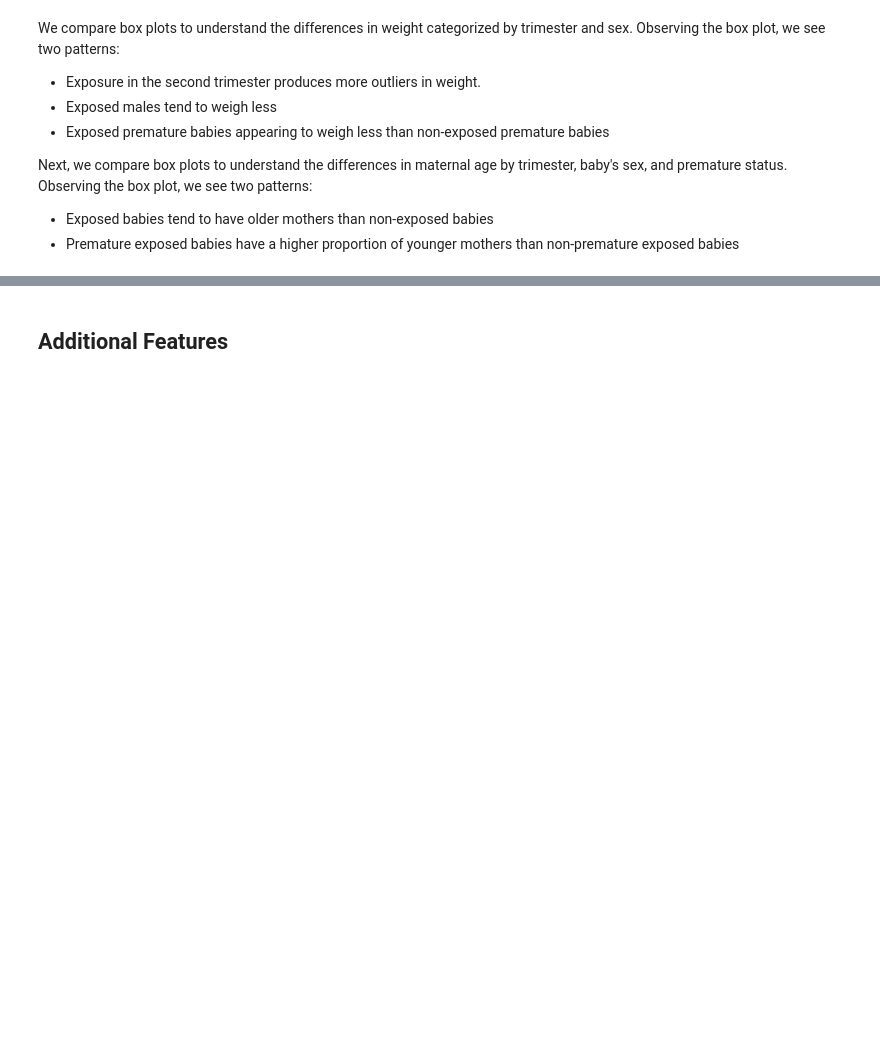
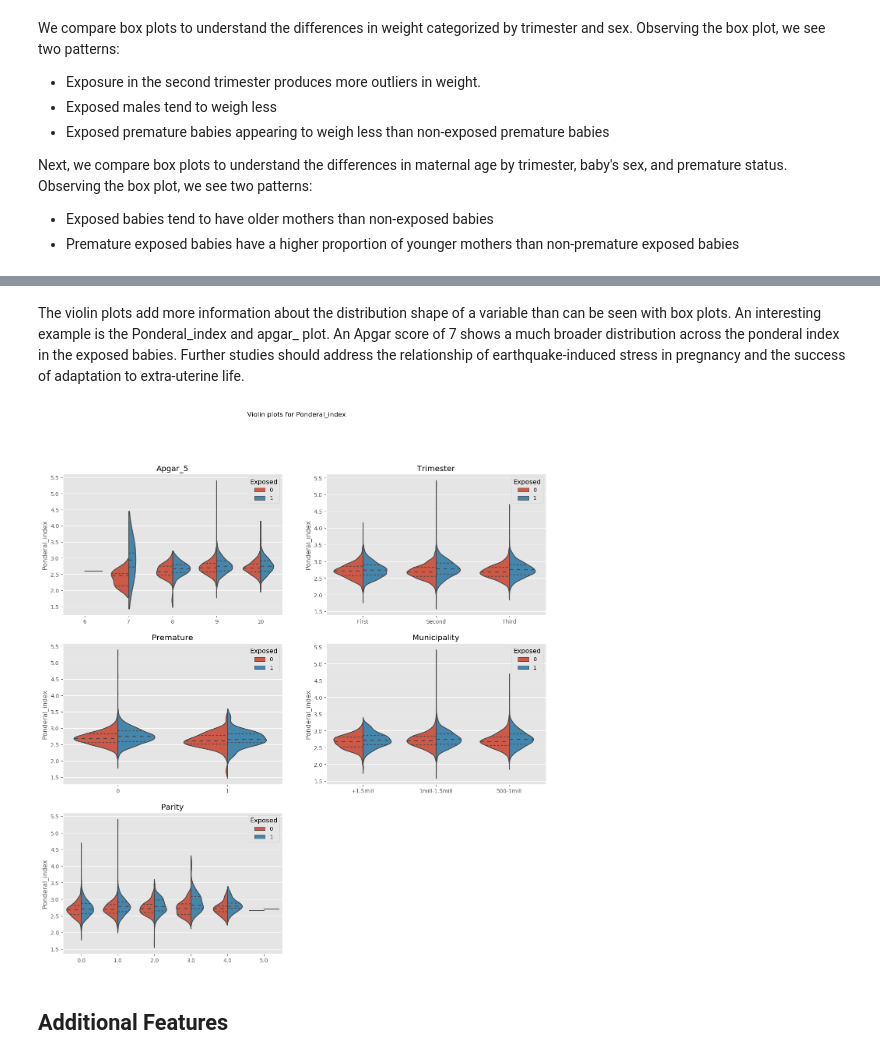
Before and after one commit to ShonTM/DataMiningProject1, a Jupyter notebook: MSDS_DATA_Mining_Project_1_27_Jan_2019.ipynb, the cells around one changed output, grey strips where cells are left out. Cells and saved outputs as stored; diff of their text form; code cells hidden in the pictures; blank space fills up the shorter version.

```diff
--- a/MSDS_DATA_Mining_Project_1_27_Jan_2019.ipynb
+++ b/MSDS_DATA_Mining_Project_1_27_Jan_2019.ipynb
@@ -344,3 +402,26 @@ plt.show()
+# %% [markdown]
+The violin plots add more information about the distribution shape of a variable than can be seen with box plots.  An interesting example is the Ponderal_index and apgar_ plot. An Apgar score of 7 shows a much broader distribution across the ponderal index in the exposed babies. Further studies should address the relationship of earthquake-induced stress in pregnancy and the success of adaptation to extra-uterine life.
+# %%
+fig, ax = plt.subplots(nrows=3, ncols=2, figsize=(16,16))
+plt.style.use('ggplot')
+plt.suptitle('Violin plots for Ponderal_index')
+
+#plot each cross tabulation (% is relative to total newborns in a variable category)
+independent_features = ['Apgar_5', 'Trimester', 'Premature', 'Municipality', 'Parity']
+for idx in range(len(independent_features)):
+    row = int(idx / 2)
+    col = int(idx % 2)
+    sns.violinplot (df_lite[independent_features[idx]], df_lite['Ponderal_index'],
+                    df_lite['Exposed'], inner = "quartile", split = True, ax=ax[row, col])
+    ax[row,col].set_title(independent_features[idx])
+    ax[row,col].set_xlabel('')
+
+#ax[0,1].set_xticklabels(labels = ['Female','Male'])
+#ax[1,0].set_xticklabels(labels = ['Not Premature','Premature'])
+ax[2,1].set_visible(False)
+plt.show()
+# %% [output]
+[figure, added]
 # %% [markdown]
 ## Additional Features ##
 # %% [markdown]
```
Also changed, not shown: parts of 16 cells of this notebook.
